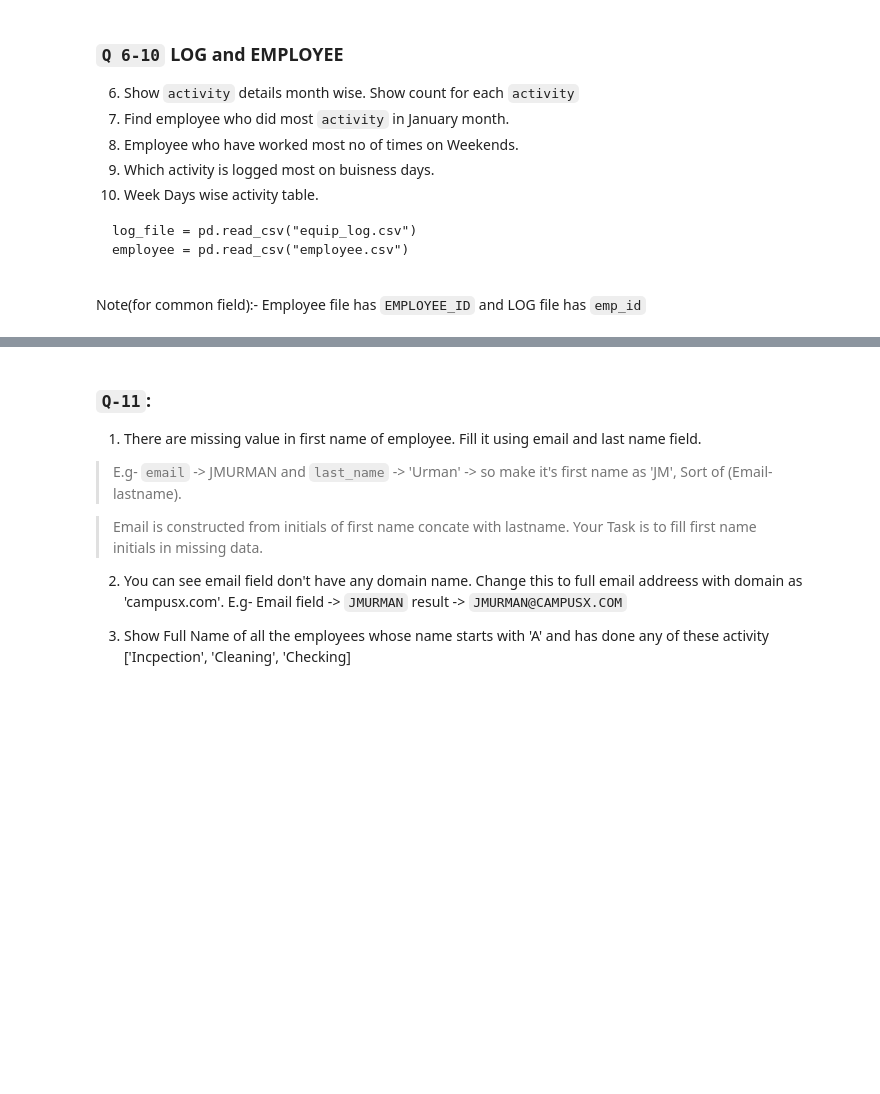
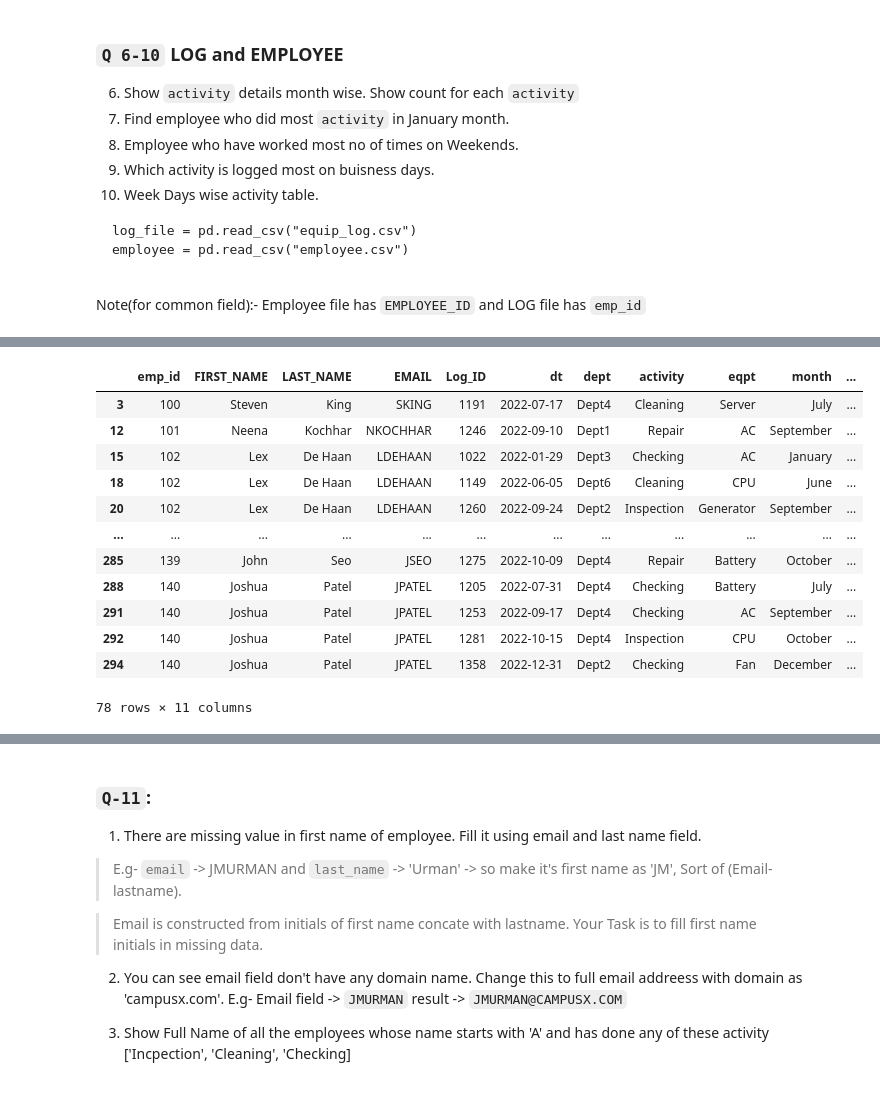
Before and after one commit to abhishekjha462000/data_science_final, a Jupyter notebook: W08_pandas_advanced_continued/05_06_task_22_solutions/my_solutions.ipynb, the cells around one changed output, grey strips where cells are left out. Drawn from its saved outputs; the diff is of its cells as text; code cells hidden in the pictures; blank space fills up the shorter version.

```diff
--- a/W08_pandas_advanced_continued/05_06_task_22_solutions/my_solutions.ipynb
+++ b/W08_pandas_advanced_continued/05_06_task_22_solutions/my_solutions.ipynb
@@ -162,0 +581,4 @@ Note(for common field):- Employee file has `EMPLOYEE_ID` and LOG file has `emp_i
+# %%
+weekend = ['Saturday', 'Sunday']
+
+final['day'].isin(weekend)
@@ -162,0 +598,19 @@ Note(for common field):- Employee file has `EMPLOYEE_ID` and LOG file has `emp_i
+# %%
+mask = final['day'].isin(weekend)
+
+weekend = final[mask]
+weekend
+# %% [output]
+|  | emp_id | FIRST_NAME | LAST_NAME | EMAIL | Log_ID | dt | dept | activity | eqpt | month | ... |
+| 3 | 100 | Steven | King | SKING | 1191 | 2022-07-17 | Dept4 | Cleaning | Server | July | ... |
+| 12 | 101 | Neena | Kochhar | NKOCHHAR | 1246 | 2022-09-10 | Dept1 | Repair | AC | September | ... |
+| 15 | 102 | Lex | De Haan | LDEHAAN | 1022 | 2022-01-29 | Dept3 | Checking | AC | January | ... |
+| 18 | 102 | Lex | De Haan | LDEHAAN | 1149 | 2022-06-05 | Dept6 | Cleaning | CPU | June | ... |
+| 20 | 102 | Lex | De Haan | LDEHAAN | 1260 | 2022-09-24 | Dept2 | Inspection | Generator | September | ... |
+| ... | ... | ... | ... | ... | ... | ... | ... | ... | ... | ... | ... |
+| 285 | 139 | John | Seo | JSEO | 1275 | 2022-10-09 | Dept4 | Repair | Battery | October | ... |
+| 288 | 140 | Joshua | Patel | JPATEL | 1205 | 2022-07-31 | Dept4 | Checking | Battery | July | ... |
+| 291 | 140 | Joshua | Patel | JPATEL | 1253 | 2022-09-17 | Dept4 | Checking | AC | September | ... |
+| 292 | 140 | Joshua | Patel | JPATEL | 1281 | 2022-10-15 | Dept4 | Inspection | CPU | October | ... |
+| 294 | 140 | Joshua | Patel | JPATEL | 1358 | 2022-12-31 | Dept2 | Checking | Fan | December | ... |
+78 rows × 11 columns
```
Also changed, not shown: parts of 47 cells of this notebook.
